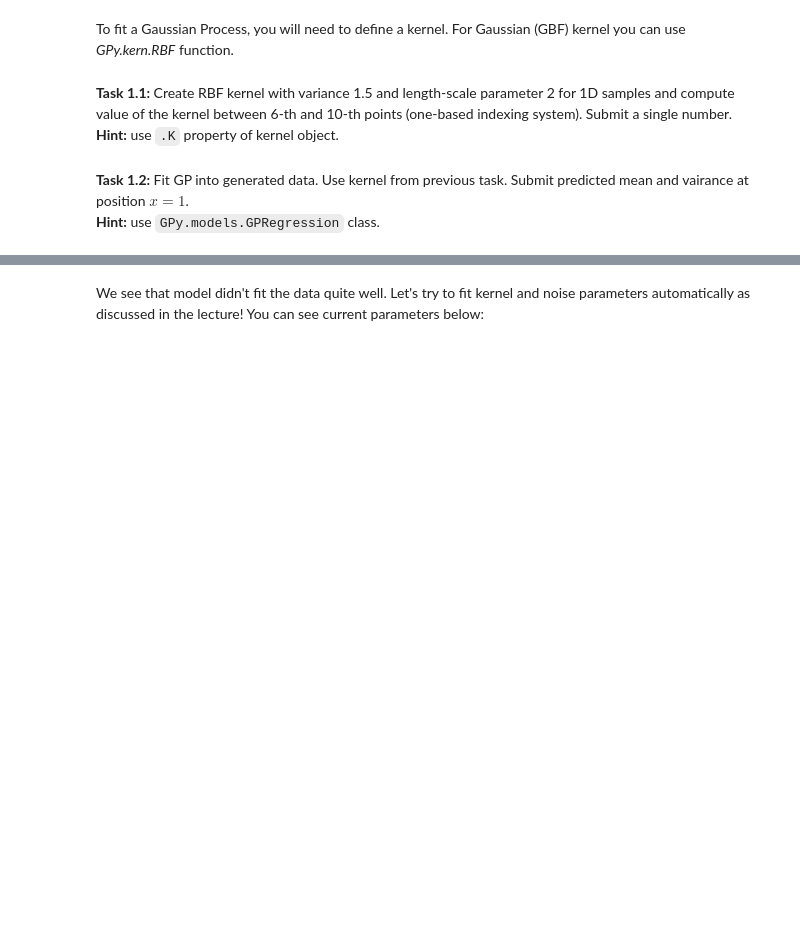
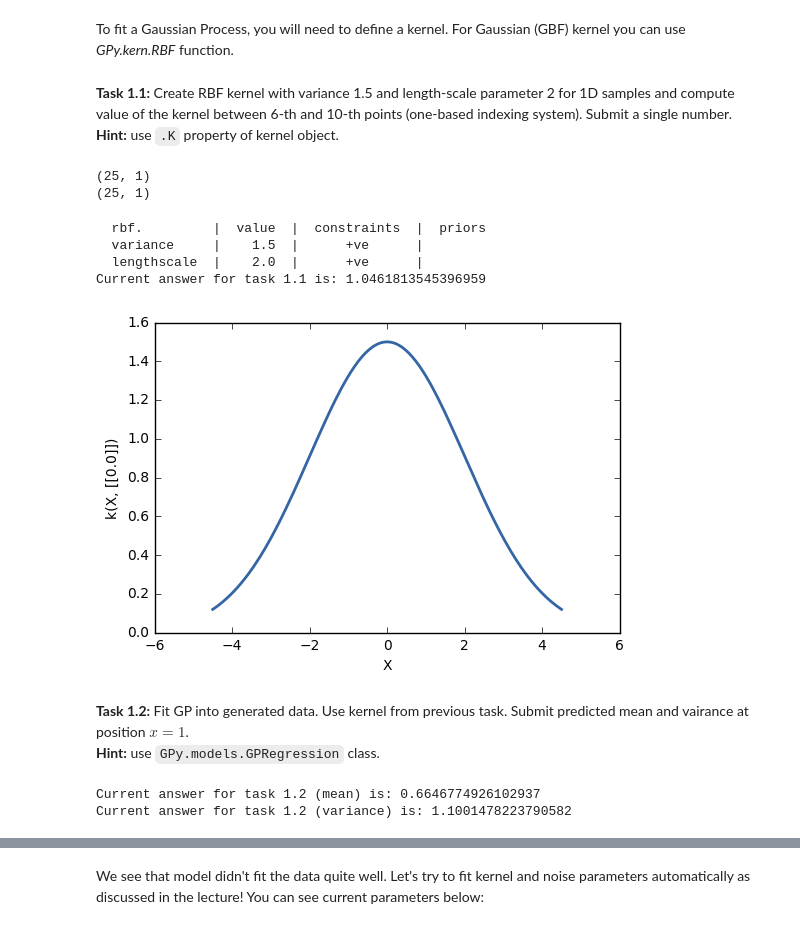
Before and after one commit to PhilippeW83440/Coursera-AML3-Bayesian-Methods, a Jupyter notebook: W6/Coursera-BMML_-week-6.ipynb, the cells around one changed output, grey strips where cells are left out. Saved outputs shown, nothing was run; the diff lists cells and outputs as text; code cells hidden in the pictures; blank space fills up the shorter version.

````diff
--- a/W6/Coursera-BMML_-week-6.ipynb
+++ b/W6/Coursera-BMML_-week-6.ipynb
@@ -68,3 +64,23 @@ grader.submit_GPy_1(kernel_59)
+# %%
+#GPy.kern.BasisFuncKernel?
+print(X.shape)
+print(y.shape)
+# %% [output]
+(25, 1)
+(25, 1)
+# %%
+### YOUR CODE HERE
+kernel = GPy.kern.RBF(input_dim=1, variance=1.5, lengthscale=2.)
+print(kernel)
+_ = kernel.plot(ax=plt.gca())
+kernel_59 = kernel.K(X[5:6], X[9:10])[0,0] ### YOUR CODE HERE
+grader.submit_GPy_1(kernel_59)
+# %% [output]
+  rbf.         |  value  |  constraints  |  priors
+  variance     |    1.5  |      +ve      |
+  lengthscale  |    2.0  |      +ve      |
+Current answer for task 1.1 is: 1.0461813545396959
+[figure, added]
 # %% [markdown]
 <b> Task 1.2: </b> Fit GP into generated data. Use kernel from previous task. Submit predicted mean and vairance at position $x=1$.
 <br><b>Hint:</b> use ```GPy.models.GPRegression``` class.
@@ -76,3 +87,13 @@ grader.submit_GPy_2(mean, variance)
+# %%
+ ### YOUR CODE HERE
+model = GPy.models.GPRegression(X, y, kernel)
+res = model.predict(np.array([[1]]))
+mean = res[0][0][0]
+variance = res[1][0][0]
+grader.submit_GPy_2(mean, variance)
+# %% [output]
+Current answer for task 1.2 (mean) is: 0.6646774926102937
+Current answer for task 1.2 (variance) is: 1.1001478223790582
 # %%
 model.plot()
 plt.show()
````
Also changed, not shown: parts of 16 cells of this notebook.
